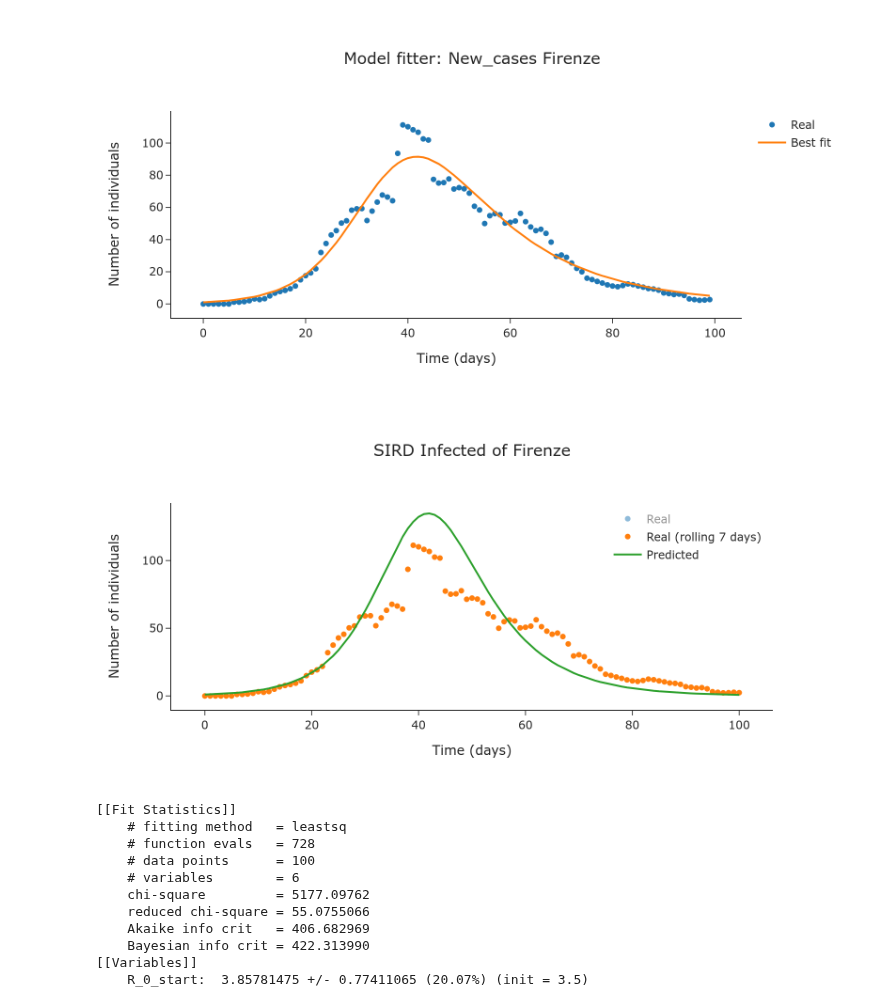
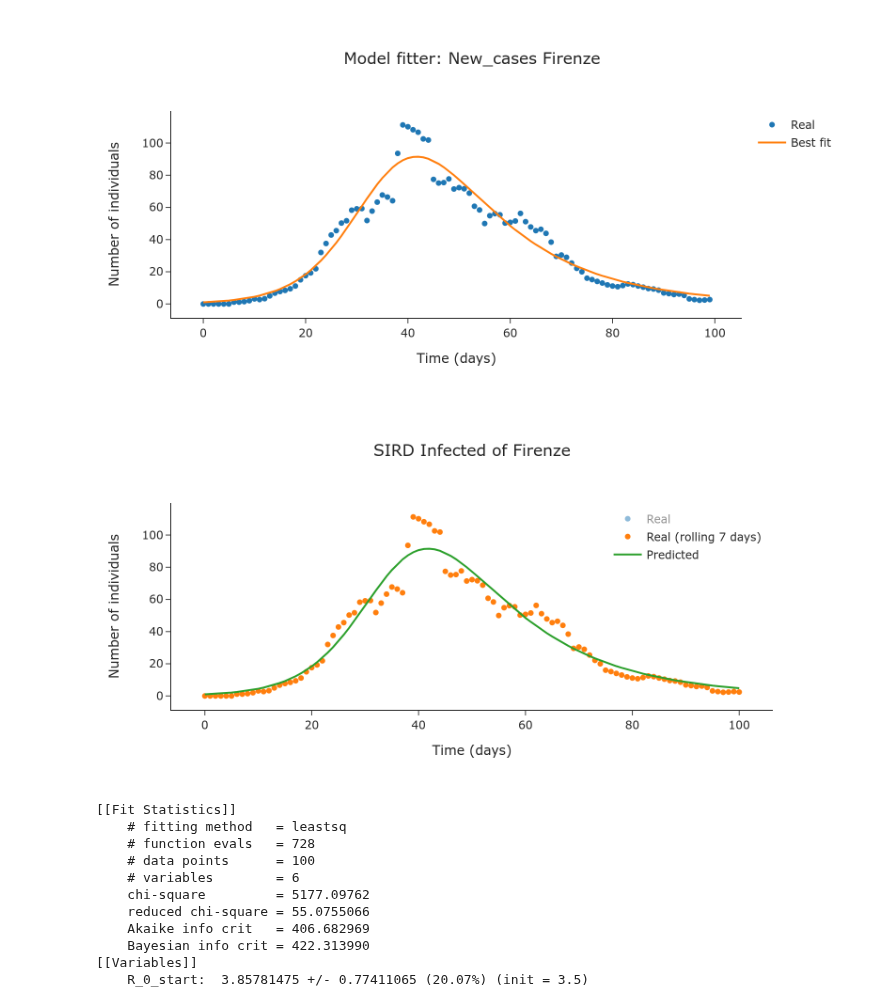
Before and after one commit to nicoloverardo/master-degree-thesis, a Jupyter notebook: notebooks/sird.ipynb, the cells around one changed output. Saved outputs shown, nothing was run; the diff lists cells and outputs as text; code cells hidden in the pictures.

```diff
--- a/notebooks/sird.ipynb
+++ b/notebooks/sird.ipynb
@@ -305,15 +303,7 @@ result.best_values
 sirsol = sird(province, pop_prov_df, **result.best_values)
 S, I, R, D = sirsol
 # %%
-mapping = {
-    'New_cases': 2,
-    'Curr_pos_cases': 2,
-    'Tot_deaths': 4,
-    'Deaths': ('Deaths', D),
-    'Infected': ('New_cases', I)
-}
-
-names, title, data, _ = data_for_plot('Infected', covidpro_df, mapping, province)
+names, title, data, _ = data_for_plot('Infected', covidpro_df, 'New_cases', I, province)
 
 general_plot(t=times,
              title=title,
@@ -434,7 +424,7 @@ general_plot(t=x_data,
 sirsol = sird(province, pop_prov_df, **result.best_values)
 S, I, R, D = sirsol
 
-names, title, data, _ = data_for_plot('Infected', covidpro_df, mapping, province)
+names, title, data, _ = data_for_plot('Infected', covidpro_df, 'New_cases', I, province)
 
 general_plot(t=times,
              title=title,
@@ -472,5 +462,5 @@ general_plot(t=x_data,
 # %% [output]
 [figure]
 # %%
-lmfit.fit_report(result)
+print(lmfit.fit_report(result))
 # %% [output]
@@ -764,2 +697,0 @@ def get_model(province, compart, data_df, pop_df, params_init_min_max=None, quer
-# %%
-mapping['Deaths'] = 4
@@ -837,21 +921,21 @@ general_plot(t=x_data,
 # %% [output]
 [figure]
 # %%
-sirsol = sird(province, pop_prov_df, **result.best_values)
+sirsol = _sird(province, pop_prov_df, **result.best_values)
 S, I, R, D = sirsol
 
-names, title, data, _ = data_for_plot('Infected', covidpro_df, mapping, province)
+names, title, data, _ = data_for_plot('Infected', covidpro_df, 'New_cases', I, province)
 
 general_plot(t=times,
              title=title,
              data=data,
              names=names,
              modes=['markers', 'markers', 'lines'],
              blend_legend=True,
              output_image=True,
              traces_visibility=['legendonly',True,True])
 # %% [output]
-[figure, old version]
+[figure, new version]
 # %%
 province = 'Bologna'
 compart = 'New_cases'
```
Also changed, not shown: parts of 14 cells of this notebook, 1 other file.
